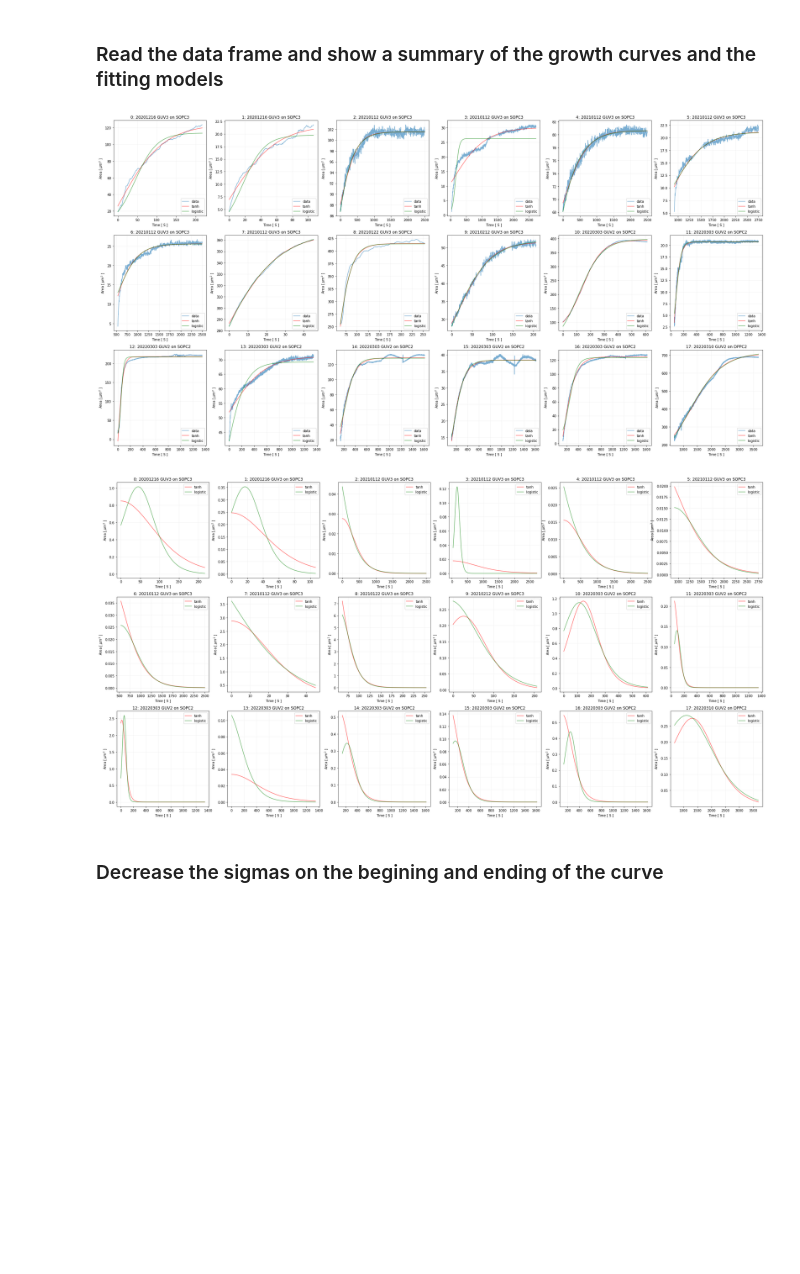
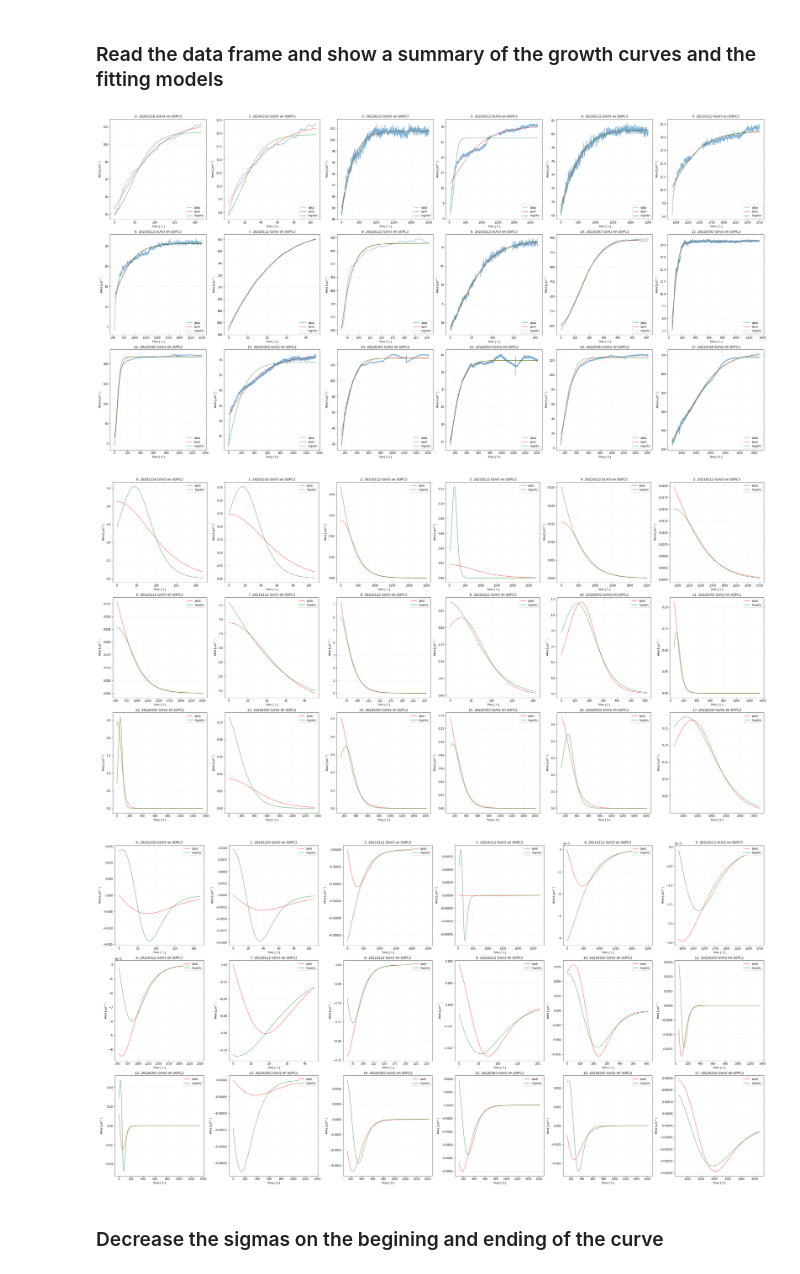
Before and after one commit to ahmed344/growth-curves, a Jupyter notebook: curves_table.ipynb, the cells around one changed output. Cells and saved outputs as stored; diff of their text form; code cells hidden in the pictures; blank space fills up the shorter version.

Commit message:
add the second derivative

```diff
--- a/curves_table.ipynb
+++ b/curves_table.ipynb
@@ -65,45 +82,67 @@ for i in range(18):
     parameters_logistic.append(popt_logistic)
 
     # Define the figure size only once
-    if i==0: plt.figure(figsize=(35, 18))
+    if i==0: plt.subplots(3,6, figsize=(35, 18), constrained_layout=True)
 
     plt.subplot(3, 6, i+1)
     plt.plot(t, A, label='data', alpha = 0.6)                                                   # data
     plt.plot(t, area_tanh(t, *popt_tanh), label='tanh', alpha = 0.6, color= 'r')                # tanh
     plt.plot(t, area_logistic(t, *popt_logistic), label='logistic', alpha = 0.6, color= 'g')    # logistic
     plt.title(f'{i}: {df["Date"][i]} {df["Discription"][i]}')
     plt.xlabel('Time [ S ]')
     plt.ylabel('Area [ $\mu m^2$ ]')
     plt.grid(color = 'gray', alpha = 0.1)
     plt.legend(loc='lower right')
 
 plt.savefig('Results/area_curves_2')
 plt.show()
 
 
 # Draw the derivative curves
 for i in range(18):
     # Define the time
     t = df['Time'][i]
 
     # Define the figure size only once
-    if i==0: plt.figure(figsize=(35, 18))
+    if i==0: plt.subplots(3,6, figsize=(35, 18), constrained_layout=True)
 
     plt.subplot(3, 6, i+1)
-    plt.plot(t, der_area_tanh(t, *parameters_tanh[i][:-1]), label='tanh', alpha = 0.6, color= 'r')           # tanh
-    plt.plot(t, der_area_logistic(t, *parameters_logistic[i]), label='logistic', alpha = 0.6, color= 'g')    # logistic
+    plt.plot(t, der1_area_tanh(t, *parameters_tanh[i][:-1]), label='tanh', alpha = 0.6, color= 'r')           # tanh
+    plt.plot(t, der1_area_logistic(t, *parameters_logistic[i]), label='logistic', alpha = 0.6, color= 'g')    # logistic
     plt.title(f'{i}: {df["Date"][i]} {df["Discription"][i]}')
     plt.xlabel('Time [ S ]')
     plt.ylabel('Area [ $\mu m^2$ ]')
     plt.grid(color = 'gray', alpha = 0.1)
     plt.legend(loc='upper right')
 
 # Save and show the figure
-plt.savefig('Results/area_curves_2_der')
+plt.savefig('Results/area_curves_2_der1')
 plt.show()
+
+# Draw the derivative curves
+for i in range(18):
+    # Define the time
+    t = df['Time'][i]
+
+    # Define the figure size only once
+    if i==0: plt.subplots(3,6, figsize=(35, 18), constrained_layout=True)
+
+    plt.subplot(3, 6, i+1)
+    plt.plot(t, der2_area_tanh(t, *parameters_tanh[i][:-1]), label='tanh', alpha = 0.6, color= 'r')           # tanh
+    plt.plot(t, der2_area_logistic(t, *parameters_logistic[i]), label='logistic', alpha = 0.6, color= 'g')    # logistic
+    plt.title(f'{i}: {df["Date"][i]} {df["Discription"][i]}')
+    plt.xlabel('Time [ S ]')
+    plt.ylabel('Area [ $\mu m^2$ ]')
+    plt.grid(color = 'gray', alpha = 0.1)
+    plt.legend(loc='upper right')
+
+# Save and show the figure
+plt.savefig('Results/area_curves_2_der2')
+plt.show()
 # %% [output]
-[figure, old version]
+[figure, new version]
-[figure, old version]
+[figure, new version]
+[figure, added]
 # %% [markdown]
 ### Decrease the sigmas on the begining and ending of the curve
 # %%
```
Also changed, not shown: parts of 2 cells of this notebook.
